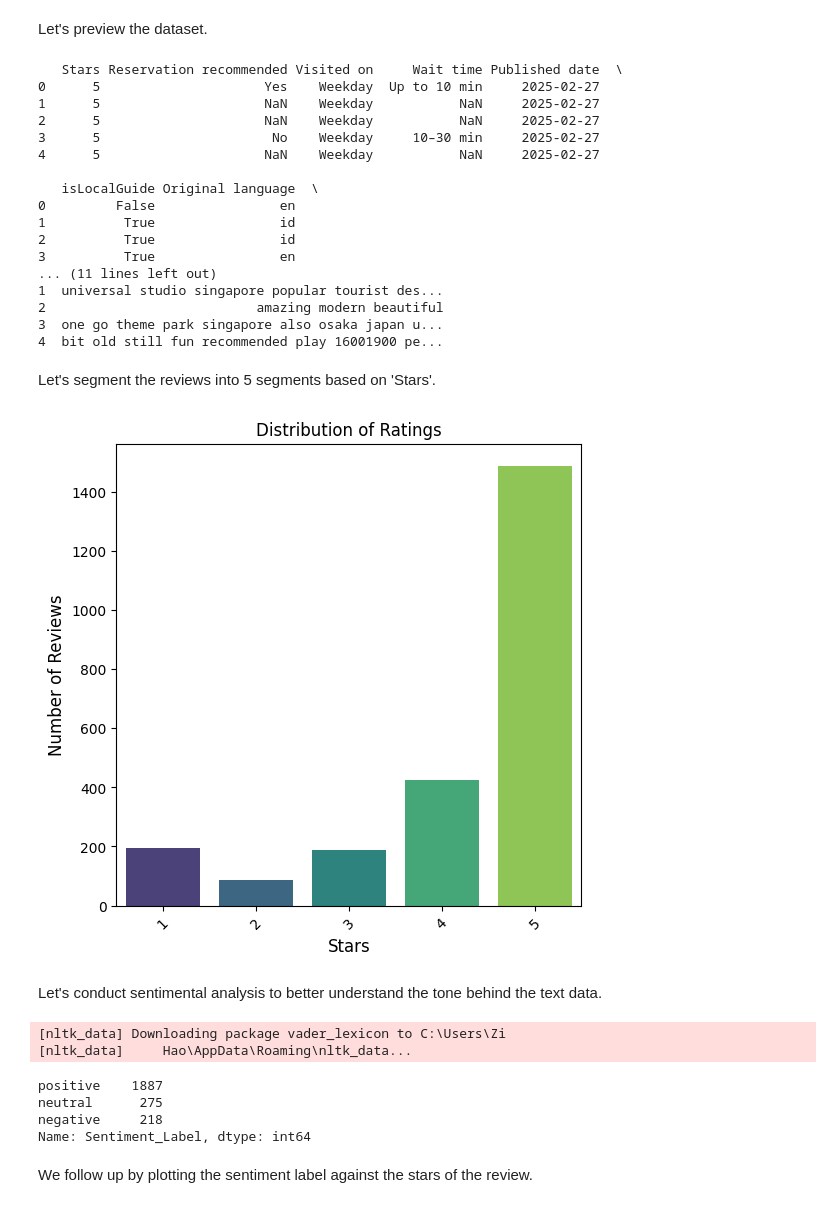
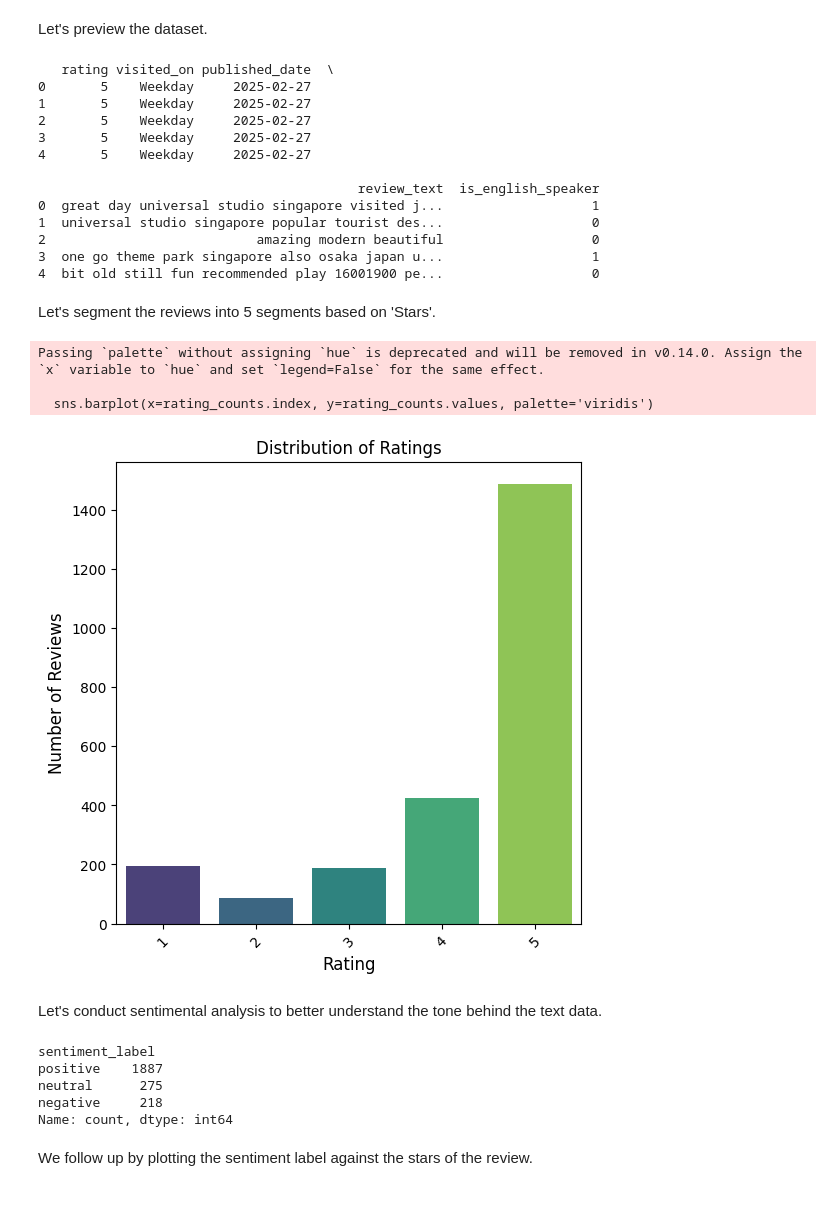
Before and after one commit to dimsumws/DSA3101-Group5, a Jupyter notebook: data/google_reviews/google reviews analysis.ipynb, the cells around one changed output. Cells and saved outputs as stored; diff of their text form; code cells hidden in the pictures.

```diff
--- a/data/google_reviews/google reviews analysis.ipynb
+++ b/data/google_reviews/google reviews analysis.ipynb
@@ -18,6 +16,7 @@ Index(['Stars', 'Reservation recommended', 'Visited on', 'Wait time',
 # %% [markdown]
 We begin pre-processing the google reviews with text for sentimental analysis.
 # %%
+#nltk.download('stopwords')
 stop_words = set(stopwords.words('english'))
 lemmatizer = WordNetLemmatizer()
 
@@ -30,52 +29,54 @@ def clean_text(text):
     words = [lemmatizer.lemmatize(word) for word in words if word not in stop_words] # Remove stopwords + Lemmatization
     return ' '.join(words)
 
-df['Preprocessed Text'] = df['Cleaned Text'].apply(clean_text)
+df['review_text'] = df['review_text'].apply(clean_text)
+df['is_english_speaker'] = df['original_language'].apply(lambda x: 1 if x == 'en' else 0)
+
+df = df.drop(columns = ['reservation_recommended', 'wait_time', 'is_local_guide', 'original_language'])
 # %% [markdown]
 Let's preview the dataset.
 # %%
 print(df.head())
 # %% [output]
-   Stars Reservation recommended Visited on     Wait time Published date  \
-0      5                     Yes    Weekday  Up to 10 min     2025-02-27
-1      5                     NaN    Weekday           NaN     2025-02-27
-2      5                     NaN    Weekday           NaN     2025-02-27
-3      5                      No    Weekday     10–30 min     2025-02-27
-4      5                     NaN    Weekday           NaN     2025-02-27
+   rating visited_on published_date  \
+0       5    Weekday     2025-02-27
+1       5    Weekday     2025-02-27
+2       5    Weekday     2025-02-27
+3       5    Weekday     2025-02-27
+4       5    Weekday     2025-02-27
 
-   isLocalGuide Original language  \
-0         False                en
-1          True                id
-2          True                id
-3          True                en
-... (11 lines left out)
-1  universal studio singapore popular tourist des...
-2                           amazing modern beautiful
-3  one go theme park singapore also osaka japan u...
-4  bit old still fun recommended play 16001900 pe...
+                                         review_text  is_english_speaker
+0  great day universal studio singapore visited j...                   1
+1  universal studio singapore popular tourist des...                   0
+2                           amazing modern beautiful                   0
+3  one go theme park singapore also osaka japan u...                   1
+4  bit old still fun recommended play 16001900 pe...                   0
 # %% [markdown]
 Let's segment the reviews into 5 segments based on 'Stars'.
 # %%
 import matplotlib.pyplot as plt
 import seaborn as sns
 
 # Count the occurrences of each rating
-rating_counts = df['Stars'].value_counts().sort_index()
+rating_counts = df['rating'].value_counts().sort_index()
 
 # Create the bar plot
 plt.figure(figsize=(6, 6))
 sns.barplot(x=rating_counts.index, y=rating_counts.values, palette='viridis')
 
 # Adding labels and title
 plt.title('Distribution of Ratings', fontsize=12)
-plt.xlabel('Stars', fontsize=12)
+plt.xlabel('Rating', fontsize=12)
 plt.ylabel('Number of Reviews', fontsize=12)
 plt.xticks(rotation=45)
 
 # Show the plot
 plt.show()
 # %% [output]
+Passing `palette` without assigning `hue` is deprecated and will be removed in v0.14.0. Assign the `x` variable to `hue` and set `legend=False` for the same effect.
+
+  sns.barplot(x=rating_counts.index, y=rating_counts.values, palette='viridis')
-[figure, old version]
+[figure, new version]
 # %% [markdown]
 Let's conduct sentimental analysis to better understand the tone behind the text data.
 # %%
@@ -87,16 +88,15 @@ def get_sentiment(text):
     sentiment = sid.polarity_scores(text)
     return sentiment['compound']  # The compound score indicates overall sentiment
 
-df['Sentiment'] = df['Preprocessed Text'].apply(get_sentiment)
-df['Sentiment_Label'] = df['Sentiment'].apply(lambda x: 'positive' if x >= 0.05 else ('negative' if x <= -0.05 else 'neutral'))
-df['Sentiment_Label'].value_counts()
+df['sentiment'] = df['review_text'].apply(get_sentiment)
+df['sentiment_label'] = df['sentiment'].apply(lambda x: 'positive' if x >= 0.05 else ('negative' if x <= -0.05 else 'neutral'))
+df['sentiment_label'].value_counts()
 # %% [output]
-[nltk_data] Downloading package vader_lexicon to C:\Users\Zi
-[nltk_data]     Hao\AppData\Roaming\nltk_data...
+sentiment_label
+positive    1887
+neutral      275
+negative     218
+Name: count, dtype: int64
-positive    1887
-neutral      275
-negative     218
-Name: Sentiment_Label, dtype: int64
 # %% [markdown]
 We follow up by plotting the sentiment label against the stars of the review.
 # %%
```
Also changed, not shown: parts of 11 cells of this notebook, 1 other file.
